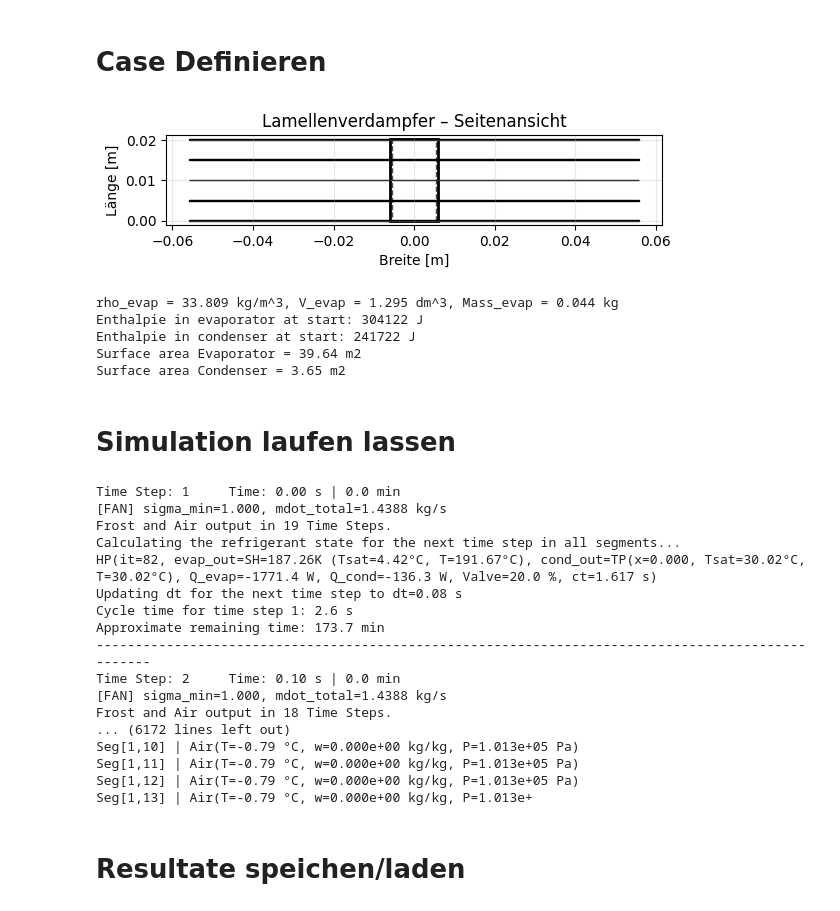
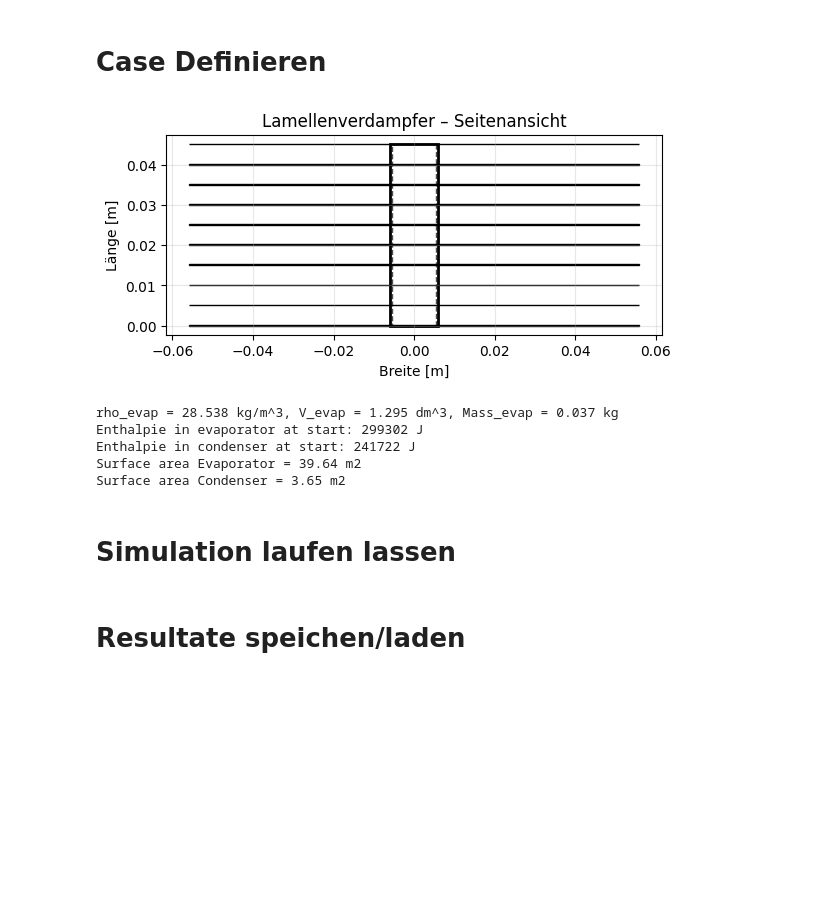
Before and after one commit to Lakito0100/MSE_VT1_luethluk, a Jupyter notebook: Examples/Example_Case_2 (F1)/Example_Case_2.ipynb, the cells around one changed output. Drawn from its saved outputs; the diff is of its cells as text; code cells hidden in the pictures; blank space fills up the shorter version.

```diff
--- a/Examples/Example_Case_2 (F1)/Example_Case_2.ipynb
+++ b/Examples/Example_Case_2 (F1)/Example_Case_2.ipynb
@@ -18,7 +18,7 @@ sim_run = False
 read_data = True
 
 #air
-T_a = 5.0
+T_a = 0.0
 P = 101325
 RH = 0.0
 v_a = 1.2
@@ -43,9 +43,9 @@ h_ref_cond = PropsSI("H", "T", T_in_water + 273.15, "Q", x_cond, refrigerant)
 
 geom = FinnTubedHX(
     n_seg_l = 2,        # -
-    n_seg_r = 40,        # -
+    n_seg_r = 20,        # -
     stacks = 20,         # -
-    n_fin = 5,           # -
+    n_fin = 10,           # -
     l_fin = 0.05,          # m
     h_fin = 0.05,          # m
     fin_thickness = 0.0002,    # m
@@ -126,36 +126,36 @@ HP = HeatPump(
     t_plate = 0.001,
     height_cond=1.0,
     length_cond=0.5,
     n_plates=22,
     A_plate = 3.65,
     c_plate = 500,
     rho_plate = 8000.0,
     lamda_plate = 50.0,
 
     #water
     T_in_water = T_in_water,
     m_water = 1.0,
     c_water = 4200,
     rho_water = 997,
 
     #vent controller
     use_controller = True
 )
 plot.plot_finned_tube_side(geom)
 
 V_evap = (geom.n_fin * geom.l_tube() * ((geom.d_rohr_i())**2) / 4) * geom.n_seg_l * geom.n_seg_r * geom.stacks
 rho_evap = PropsSI("D", "T", T_a + 273.15, "Q", x_evap, refrigerant)
 print(f"rho_evap = {rho_evap:.3f} kg/m^3, V_evap = {V_evap*1000:.3f} dm^3, Mass_evap = {rho_evap * V_evap:.3f} kg")
 
 print(f"Enthalpie in evaporator at start: {h_ref_evap:.0f} J")
 print(f"Enthalpie in condenser at start: {h_ref_cond:.0f} J")
 
 print(f"Surface area Evaporator = {geom.A_one_segment()*geom.n_seg_r*geom.n_seg_l*geom.stacks:.2f} m2")
 print(f"Surface area Condenser = {HP.A_plate:.2f} m2")
 # %% [output]
-[figure, old version]
+[figure, new version]
-rho_evap = 33.809 kg/m^3, V_evap = 1.295 dm^3, Mass_evap = 0.044 kg
-Enthalpie in evaporator at start: 304122 J
+rho_evap = 28.538 kg/m^3, V_evap = 1.295 dm^3, Mass_evap = 0.037 kg
+Enthalpie in evaporator at start: 299302 J
 Enthalpie in condenser at start: 241722 J
 Surface area Evaporator = 39.64 m2
 Surface area Condenser = 3.65 m2
@@ -167,24 +167,6 @@ result_file = "results_case_2"
 if sim_run:
     sim = Simulator(geom,cfg,HP,result_file)
     results = sim.run(cfg, geom, gs, Frostmodell_V1)
-# %% [output]
-Time Step: 1     Time: 0.00 s | 0.0 min
-[FAN] sigma_min=1.000, mdot_total=1.4388 kg/s
-Frost and Air output in 19 Time Steps.
-Calculating the refrigerant state for the next time step in all segments...
-HP(it=82, evap_out=SH=187.26K (Tsat=4.42°C, T=191.67°C), cond_out=TP(x=0.000, Tsat=30.02°C, T=30.02°C), Q_evap=-1771.4 W, Q_cond=-136.3 W, Valve=20.0 %, ct=1.617 s)
-Updating dt for the next time step to dt=0.08 s
-Cycle time for time step 1: 2.6 s
-Approximate remaining time: 173.7 min
---------------------------------------------------------------------------------------------------
-Time Step: 2     Time: 0.10 s | 0.0 min
-[FAN] sigma_min=1.000, mdot_total=1.4388 kg/s
-Frost and Air output in 18 Time Steps.
-... (6172 lines left out)
-Seg[1,10] | Air(T=-0.79 °C, w=0.000e+00 kg/kg, P=1.013e+05 Pa)
-Seg[1,11] | Air(T=-0.79 °C, w=0.000e+00 kg/kg, P=1.013e+05 Pa)
-Seg[1,12] | Air(T=-0.79 °C, w=0.000e+00 kg/kg, P=1.013e+05 Pa)
-Seg[1,13] | Air(T=-0.79 °C, w=0.000e+00 kg/kg, P=1.013e+
 # %% [markdown]
 # Resultate speichen/laden
 # %%
```
Also changed, not shown: parts of 4 cells of this notebook, 28 other files.
